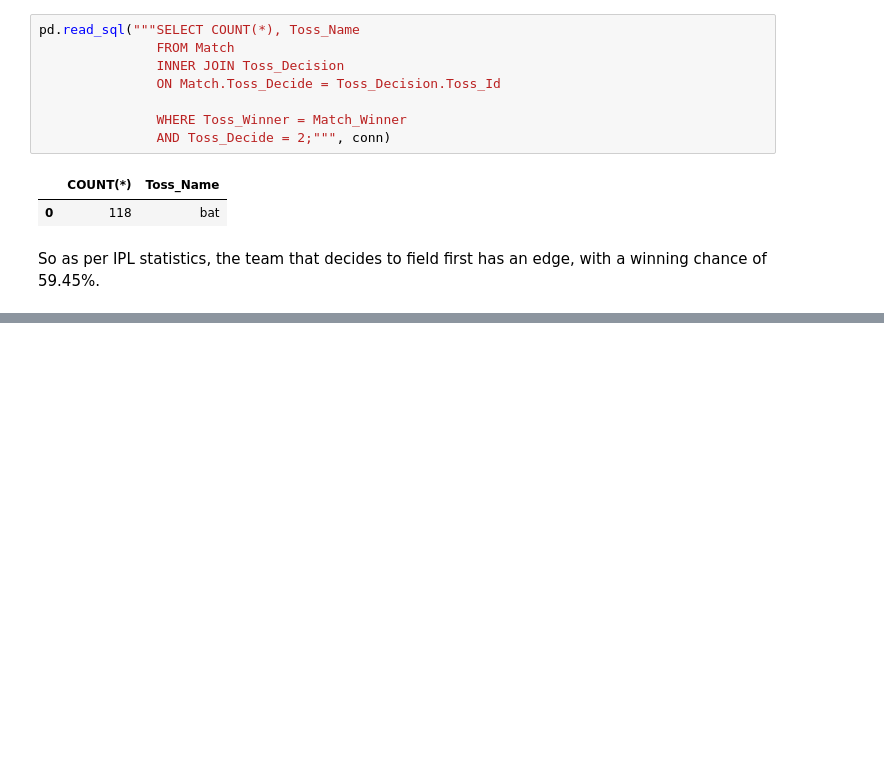
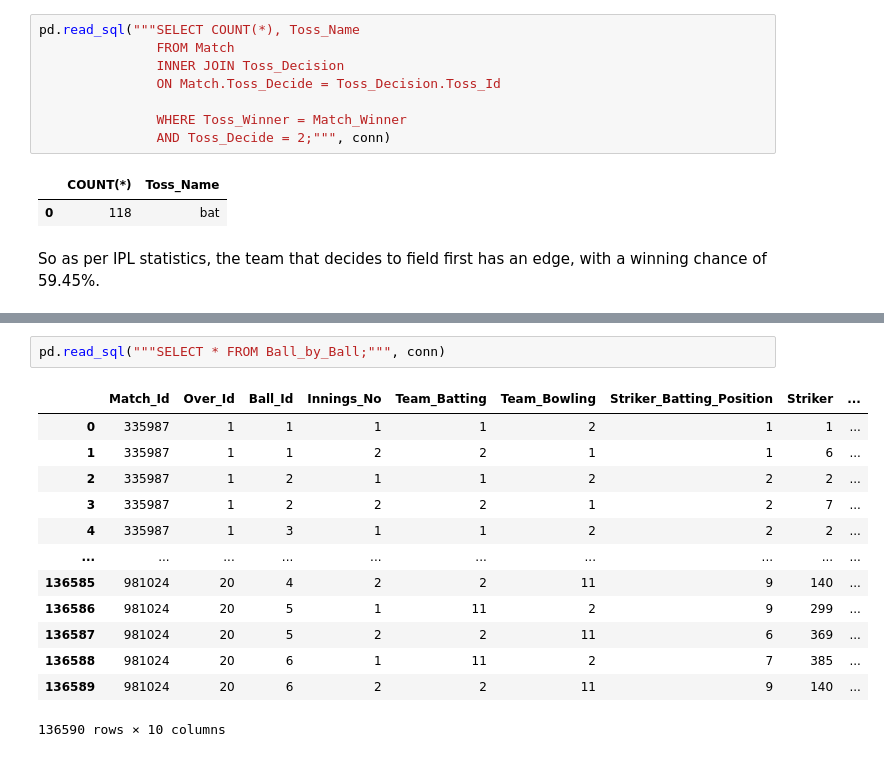
Before and after one commit to crypticrk/IPL-Data-Analysis, a Jupyter notebook: IPL Data Analysis.ipynb, the cells around one changed output, grey strips where cells are left out. Drawn from its saved outputs; the diff is of its cells as text; blank space fills up the shorter version.

```diff
--- a/IPL Data Analysis.ipynb
+++ b/IPL Data Analysis.ipynb
@@ -760,0 +779,16 @@ So as per IPL statistics, the team that decides to field first has an edge, with
+# %%
+pd.read_sql("""SELECT * FROM Ball_by_Ball;""", conn)
+# %% [output]
+|  | Match_Id | Over_Id | Ball_Id | Innings_No | Team_Batting | Team_Bowling | Striker_Batting_Position | Striker | ... |
+| 0 | 335987 | 1 | 1 | 1 | 1 | 2 | 1 | 1 | ... |
+| 1 | 335987 | 1 | 1 | 2 | 2 | 1 | 1 | 6 | ... |
+| 2 | 335987 | 1 | 2 | 1 | 1 | 2 | 2 | 2 | ... |
+| 3 | 335987 | 1 | 2 | 2 | 2 | 1 | 2 | 7 | ... |
+| 4 | 335987 | 1 | 3 | 1 | 1 | 2 | 2 | 2 | ... |
+| ... | ... | ... | ... | ... | ... | ... | ... | ... | ... |
+| 136585 | 981024 | 20 | 4 | 2 | 2 | 11 | 9 | 140 | ... |
+| 136586 | 981024 | 20 | 5 | 1 | 11 | 2 | 9 | 299 | ... |
+| 136587 | 981024 | 20 | 5 | 2 | 2 | 11 | 6 | 369 | ... |
+| 136588 | 981024 | 20 | 6 | 1 | 11 | 2 | 7 | 385 | ... |
+| 136589 | 981024 | 20 | 6 | 2 | 2 | 11 | 9 | 140 | ... |
+136590 rows × 10 columns
```
Also changed, not shown: parts of 5 cells of this notebook.
